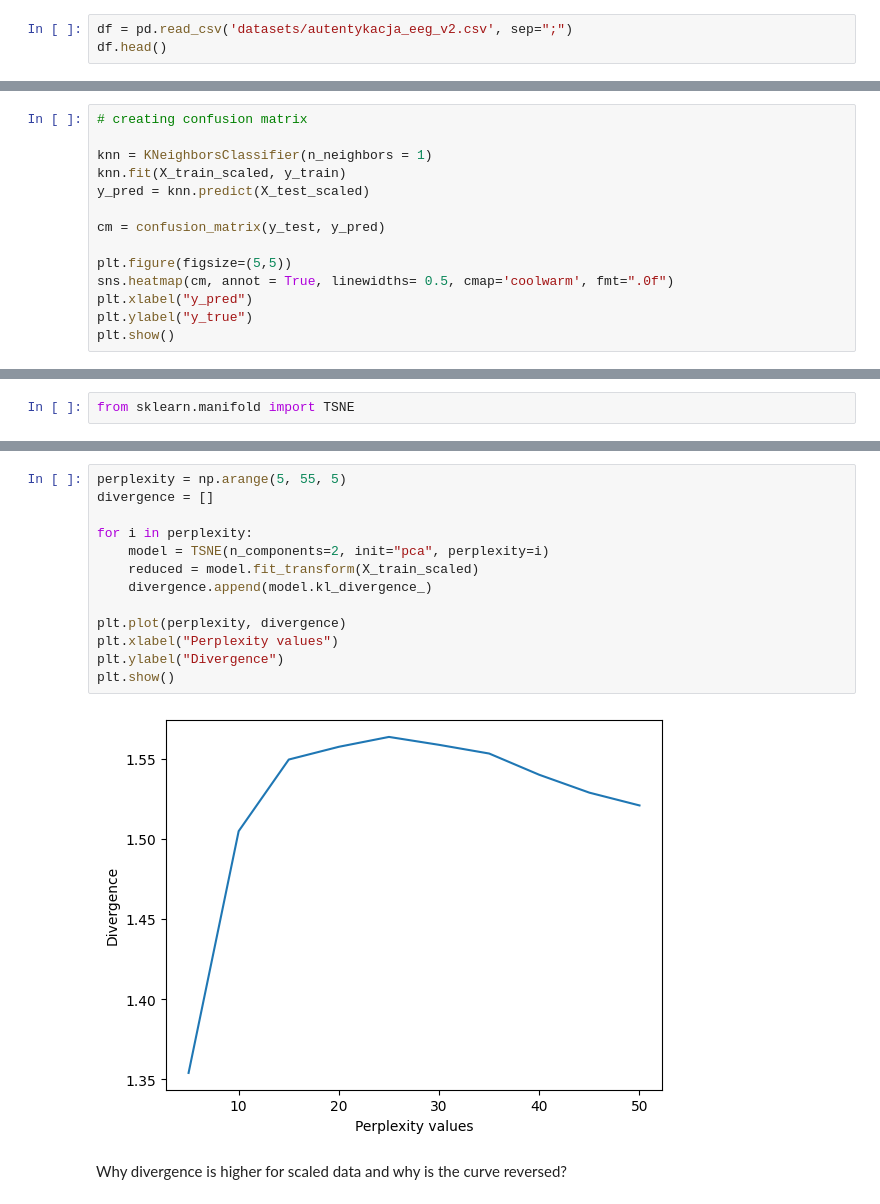
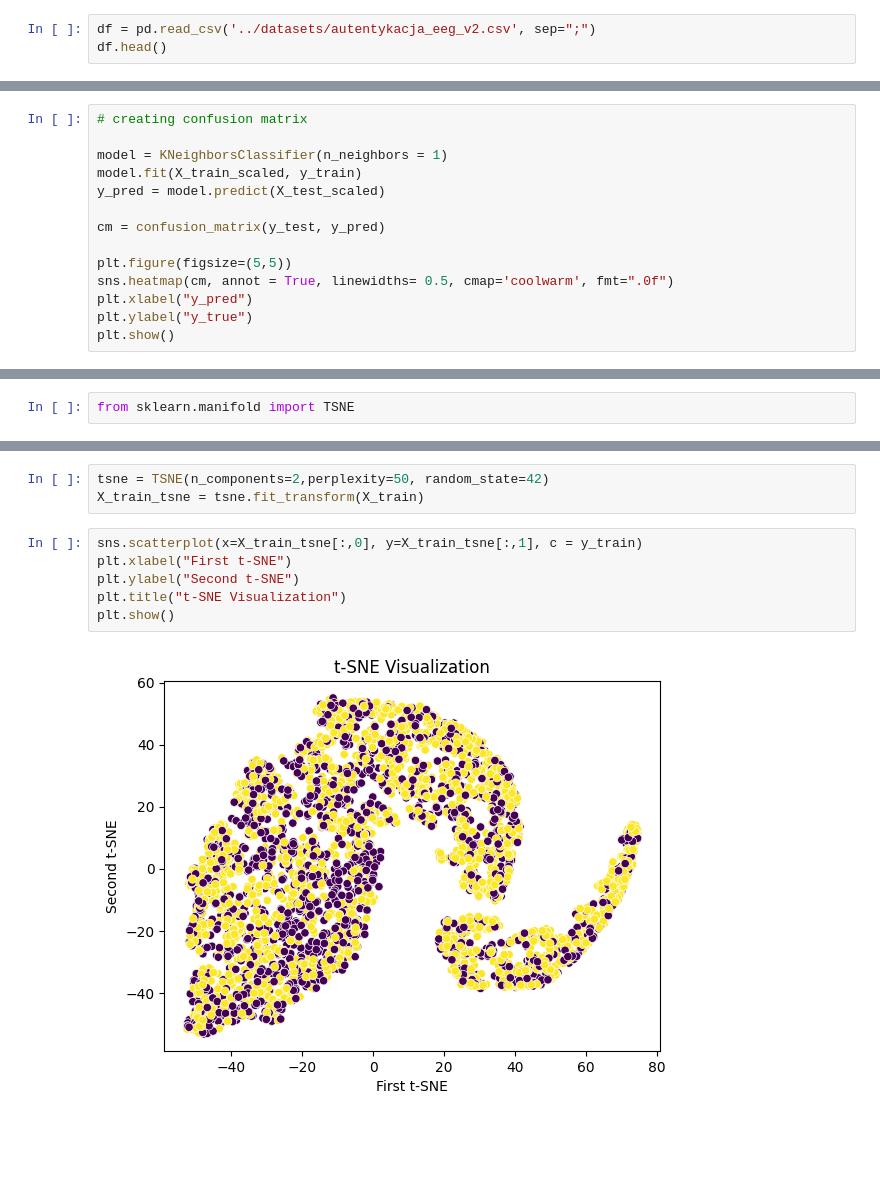
Before and after one commit to kacper-daniel/data-playground, a Jupyter notebook: warsztat-ai/knn_vol2.ipynb, the cells around one changed output, grey strips where cells are left out. Drawn from its saved outputs; the diff is of its cells as text; blank space fills up the shorter version.

Commit message:
tsne

```diff
--- a/warsztat-ai/knn_vol2.ipynb
+++ b/warsztat-ai/knn_vol2.ipynb
@@ -9,7 +9,7 @@ from sklearn.model_selection import train_test_split
 from sklearn import preprocessing
 from sklearn.neighbors import KNeighborsClassifier
 # %%
-df = pd.read_csv('datasets/autentykacja_eeg_v2.csv', sep=";")
+df = pd.read_csv('../datasets/autentykacja_eeg_v2.csv', sep=";")
 df.head()
 # %% [output]
 |  | Flag | Delta | Theta | Alpha_low | Alpha_high | Beta_low | Beta_high | Gamma_low | Gamma_high | ... |
@@ -75,9 +75,9 @@ from sklearn.metrics import confusion_matrix
 # %%
 # creating confusion matrix
 
-knn = KNeighborsClassifier(n_neighbors = 1)
-knn.fit(X_train_scaled, y_train)
-y_pred = knn.predict(X_test_scaled)
+model = KNeighborsClassifier(n_neighbors = 1)
+model.fit(X_train_scaled, y_train)
+y_pred = model.predict(X_test_scaled)
 
 cm = confusion_matrix(y_test, y_pred)
 
@@ -175,17 +175,11 @@ plt.show()
-# %%
-perplexity = np.arange(5, 55, 5)
-divergence = []
-
-for i in perplexity:
-    model = TSNE(n_components=2, init="pca", perplexity=i)
-    reduced = model.fit_transform(X_train_scaled)
-    divergence.append(model.kl_divergence_)
-
-plt.plot(perplexity, divergence)
-plt.xlabel("Perplexity values")
-plt.ylabel("Divergence")
-plt.show()
-# %% [output]
-[figure, removed]
-# %% [markdown]
-Why divergence is higher for scaled data and why is the curve reversed?
+# %%
+tsne = TSNE(n_components=2,perplexity=50, random_state=42)
+X_train_tsne = tsne.fit_transform(X_train)
+# %%
+sns.scatterplot(x=X_train_tsne[:,0], y=X_train_tsne[:,1], c = y_train)
+plt.xlabel("First t-SNE")
+plt.ylabel("Second t-SNE")
+plt.title("t-SNE Visualization")
+plt.show()
+# %% [output]
+[figure, added]
```
Also changed, not shown: parts of 2 cells of this notebook.
